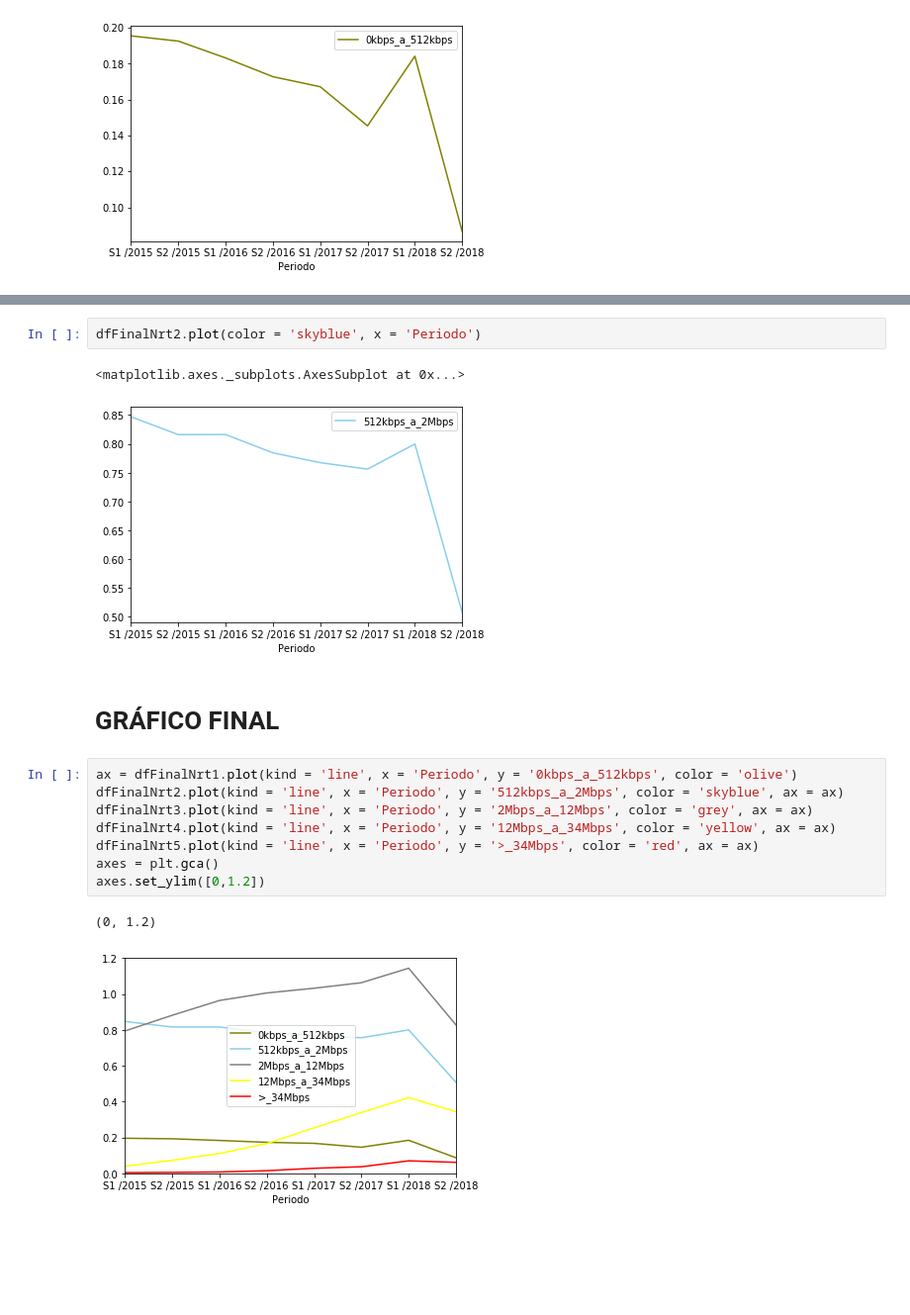
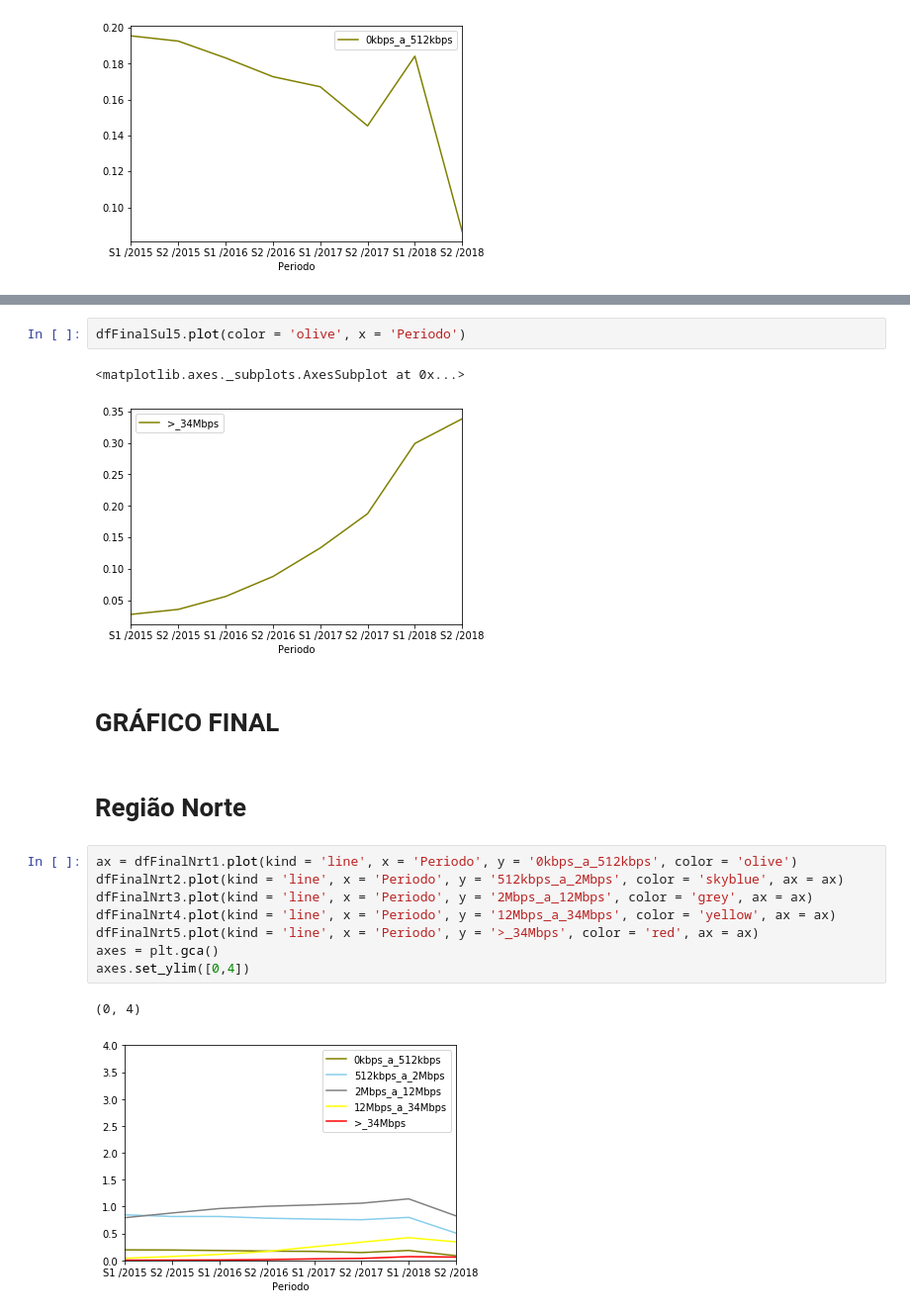
Before and after one commit to igorandradeio/growth-of-fixed-broadband, a Jupyter notebook: REGIAO_NORTE.ipynb, the cells around one changed output, grey strips where cells are left out. Shown at 99% size. Saved outputs shown, nothing was run; the diff lists cells and outputs as text; blank space fills up the shorter version.

```diff
--- a/REGIAO_NORTE.ipynb
+++ b/REGIAO_NORTE.ipynb
@@ -285,18 +370,20 @@ dfFinalNrt1.plot(color = 'olive', x = 'Periodo')
 # %%
-dfFinalNrt2.plot(color = 'skyblue', x = 'Periodo')
+dfFinalSul5.plot(color = 'olive', x = 'Periodo')
 # %% [output]
 <matplotlib.axes._subplots.AxesSubplot at 0x...>
-[figure, old version]
+[figure, new version]
 # %% [markdown]
 # GRÁFICO FINAL
+# %% [markdown]
+# Região Norte
 # %%
 ax = dfFinalNrt1.plot(kind = 'line', x = 'Periodo', y = '0kbps_a_512kbps', color = 'olive')
 dfFinalNrt2.plot(kind = 'line', x = 'Periodo', y = '512kbps_a_2Mbps', color = 'skyblue', ax = ax)
 dfFinalNrt3.plot(kind = 'line', x = 'Periodo', y = '2Mbps_a_12Mbps', color = 'grey', ax = ax)
 dfFinalNrt4.plot(kind = 'line', x = 'Periodo', y = '12Mbps_a_34Mbps', color = 'yellow', ax = ax)
 dfFinalNrt5.plot(kind = 'line', x = 'Periodo', y = '>_34Mbps', color = 'red', ax = ax)
 axes = plt.gca()
-axes.set_ylim([0,1.2])
+axes.set_ylim([0,4])
 # %% [output]
-(0, 1.2)
+(0, 4)
-[figure, old version]
+[figure, new version]
```
Also changed, not shown: parts of 20 cells of this notebook.
